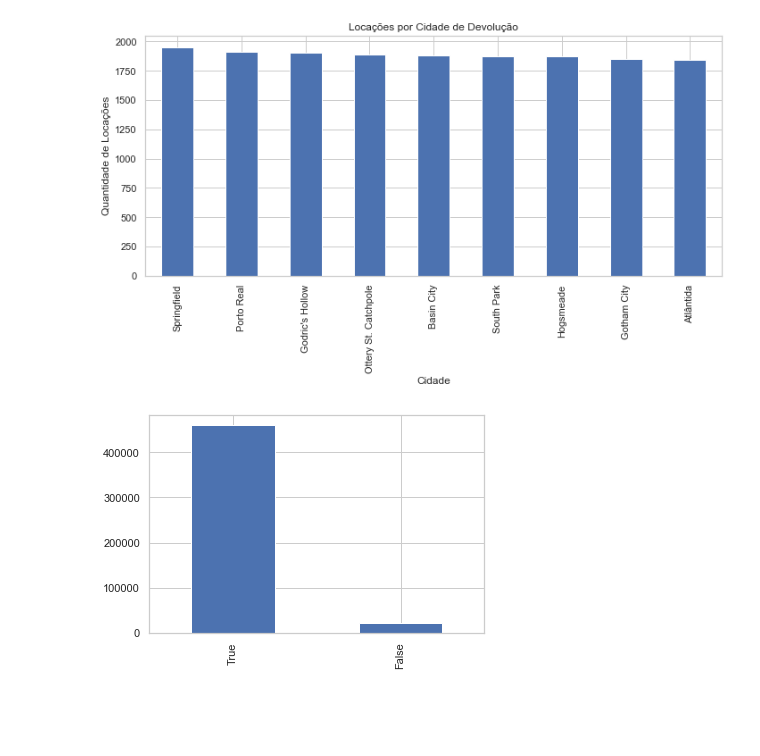
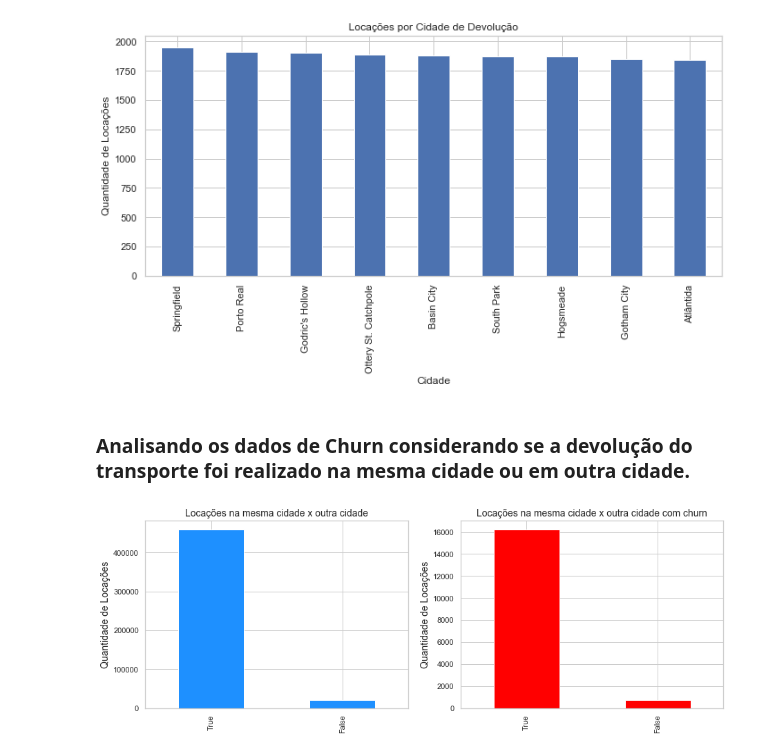
Before and after one commit to ecordeiro/Desafio, a Jupyter notebook: desafio_1.ipynb, the cells around one changed output. Cells and saved outputs as stored; diff of their text form; code cells hidden in the pictures; blank space fills up the shorter version.

```diff
--- a/desafio_1.ipynb
+++ b/desafio_1.ipynb
@@ -279,9 +292,22 @@ ax.set_ylabel("Quantidade de Locações")
 plt.tight_layout()
 # %% [output]
 [figure]
+# %% [markdown]
+### Analisando os dados de Churn considerando se a devolução do transporte foi realizado na mesma cidade ou em outra cidade.
 # %%
 df['dev_same_city'] = df.apply(lambda x: True if x.cidade_retirada==x.cidade_devolucao else False, axis=True)
-# %%
-df['dev_same_city'].value_counts().plot(kind='bar');
-# %% [output]
-[figure, removed]
+# %%
+f, ax = plt.subplots(nrows=1, ncols=2, figsize=(15, 5))
+
+df['dev_same_city'].value_counts().plot(kind='bar', ax=ax[0], color='dodgerblue');
+ax[0].set_title('Locações na mesma cidade x outra cidade', fontsize=14)
+ax[0].set_ylabel(ylabel='Quantidade de Locações', fontsize=14)
+
+where = df.churn==True
+df[where]['dev_same_city'].value_counts().plot(kind='bar', ax=ax[1], color='red');
+ax[1].set_title('Locações na mesma cidade x outra cidade com churn', fontsize=14)
+ax[1].set_ylabel(ylabel='Quantidade de Locações', fontsize=14)
+
+plt.show()
+# %% [output]
+[figure, added]
```
Also changed, not shown: parts of 22 cells of this notebook.
